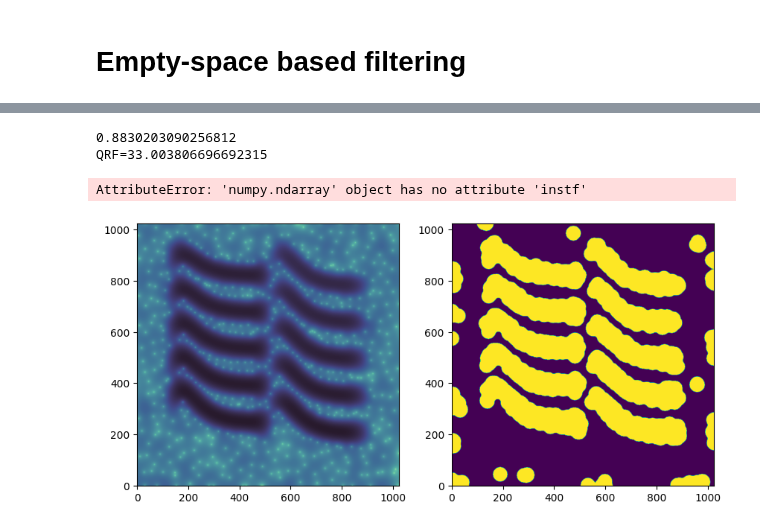
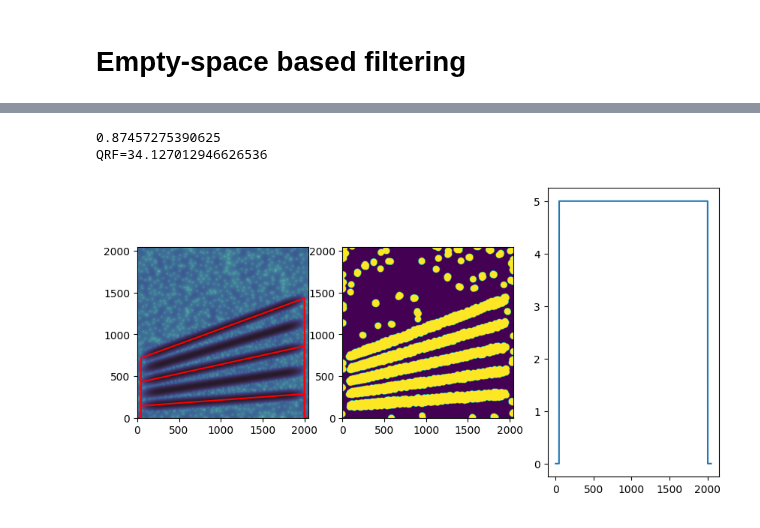
Before and after one commit to jmiramont/benchmarks-detection-denoising, a Jupyter notebook: notebooks/demo_method_empty_space.ipynb, the cells around one changed output, grey strips where cells are left out. Saved outputs shown, nothing was run; the diff lists cells and outputs as text; code cells hidden in the pictures.

Commit message:
Updating Signal class

```diff
--- a/notebooks/demo_method_empty_space.ipynb
+++ b/notebooks/demo_method_empty_space.ipynb
@@ -14,7 +14,7 @@ np.random.seed(0)
 
 # signal parameters
 SNRin = 30
-N = 2**10
+N = 2**11
 sbank = SignalBank(N=N, return_signal=True)
 tmin = sbank.tmin
 tmax = sbank.tmax
@@ -22,7 +22,7 @@ tmax = sbank.tmax
 # s = sbank.signal_mc_synthetic_mixture_3()
 # s = sbank.signal_cos_chirp()
 # s = sbank._signal_exp_chirp()
-# s = sbank.signal_linear_chirp()
+s = sbank.signal_linear_chirp()
 # s = sbank.signal_linear_chirp()
 # comp1 = sbank.signal_linear_chirp(a=0.1, b=0.15, instfreq = False)
 # comp2 = sbank.signal_linear_chirp(a=0.1, b=0.25, instfreq = False)
@@ -32,14 +32,19 @@ tmax = sbank.tmax
 # s = sbank.signal_mc_pure_tones()
 # s = sbank.signal_cos_chirp()
 # s = sbank.signal_mc_multi_cos_2()
-# s = sbank.signal_mc_multi_linear_2()
+s = sbank.signal_mc_multi_linear_2()
 # s = sbank.signal_mc_synthetic_mixture()
-s = sbank.signal_mc_synthetic_mixture_4()
+# s = sbank.signal_mc_synthetic_mixture_4()
 # s = sbank.signal_mc_impulses()
 
 signal, noise = add_snr(s,SNRin)
 # signal = s + noise*np.sqrt(N/Nsub)
 
-# print(s.ncomps)
+print(signal.ncomps)
+print(signal.total_comps)
+
+fig, ax = plt.subplots(1,1,figsize = (10,5))
+ax.plot(signal.ncomps)
+plt.show()
 # %% [output]
 snr_out:30.0
@@ -62,16 +70,17 @@ s_r_e = s_r[tmin:tmax]
 s_e = s[tmin:tmax]
 print("QRF={}".format(10*np.log10((np.sum(s_e**2))/(np.sum((s_e-s_r_e)**2)))))
 # %% [output]
-0.8830203090256812
-QRF=33.003806696692315
+0.87457275390625
+QRF=34.127012946626536
 # %%
-fig, ax = plt.subplots(1,2,figsize = (10,5))
+fig, ax = plt.subplots(1,3,figsize = (10,5))
 ax[0].imshow(np.log10(S), origin='lower', cmap=cmocean.cm.deep)
 ax[1].imshow(mask, origin='lower')
 ax[0].plot(signal.instf[0]*Nfft,'r')
-ax[0].plot(signal.instf[1]*Nfft,'r')
 ax[0].plot(signal.instf[2]*Nfft,'r')
+ax[0].plot(signal.instf[4]*Nfft,'r')
+ax[2].plot(signal.ncomps)
+# ax[0].plot(signal.instf[2]*Nfft,'r')
 plt.show()
 # %% [output]
-AttributeError: 'numpy.ndarray' object has no attribute 'instf'
-[figure, old version]
+[figure, new version]
```
Also changed, not shown: parts of 1 cell of this notebook, 1 other file.
